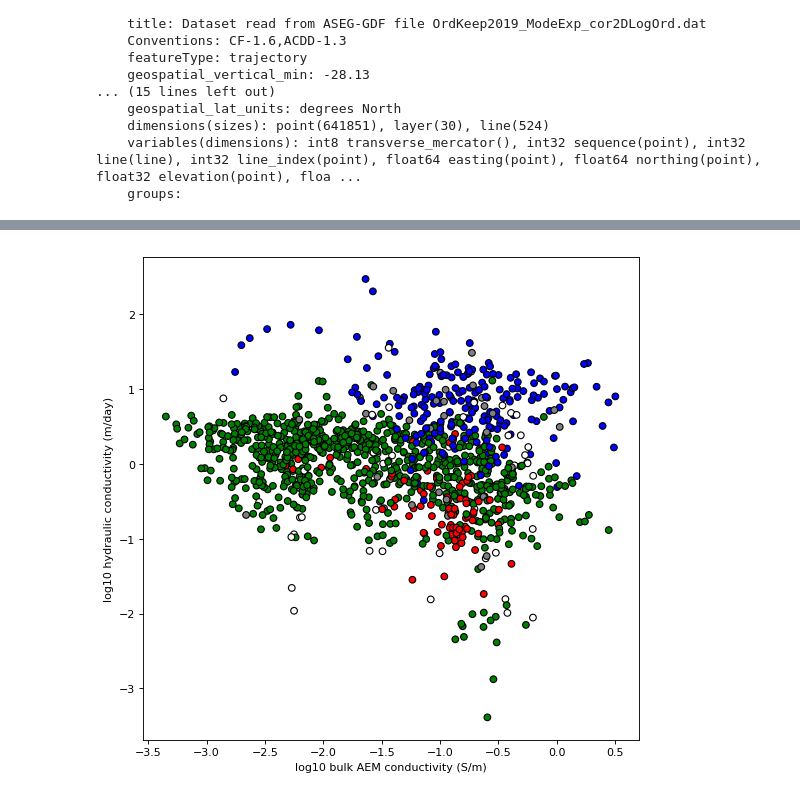
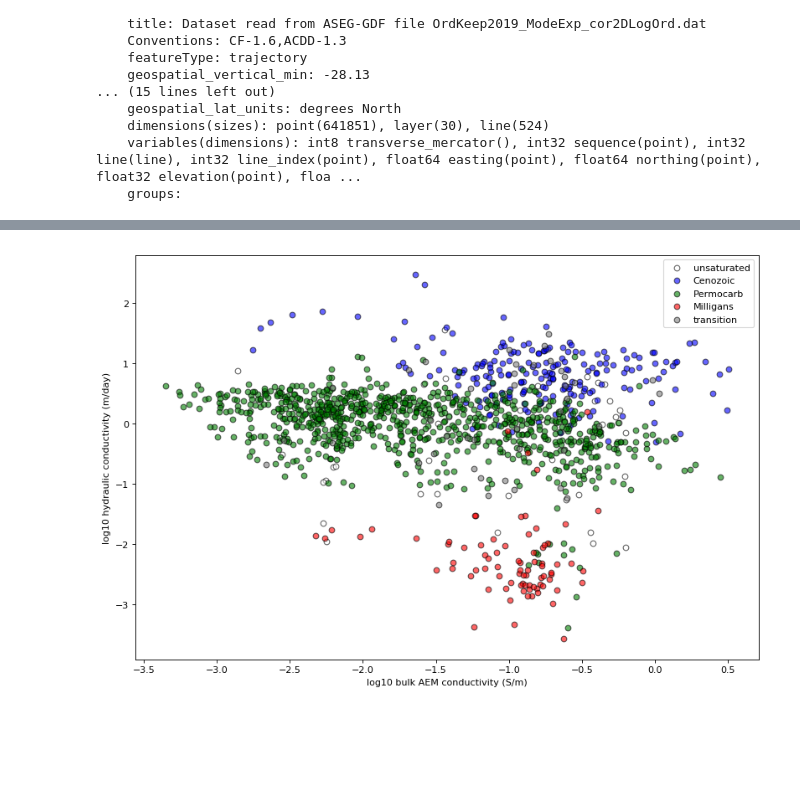
Before and after one commit to GeoscienceAustralia/hydrogeol_utils, a Jupyter notebook: notebooks/probe_AEM_SNMR_relationship.ipynb, the cells around one changed output, grey strips where cells are left out. Saved outputs shown, nothing was run; the diff lists cells and outputs as text; code cells hidden in the pictures; blank space fills up the shorter version.

```diff
--- a/notebooks/probe_AEM_SNMR_relationship.ipynb
+++ b/notebooks/probe_AEM_SNMR_relationship.ipynb
@@ -241,31 +269,31 @@ df_conductivity_SNMR = df_conductivity[mask]
 # %%
 # Create colour values
 
-# Do some histrograms
-
-colours = df_conductivity_SNMR['label'].values.copy()
+labels = df_conductivity_SNMR['label'].values
 
 
-colours[colours == 'unsaturated'] = 'white'
-
-colours[colours == 'Cenozoic'] = 'blue'
-
-colours[colours == 'Permocarb'] = 'green'
-
-colours[colours == 'Milligans'] = 'red'
-
-colours[colours == 'transition'] = 'grey'
+colour_dict = {'unsaturated': 'white',
+               'Cenozoic': 'blue',
+               'Permocarb': 'green',
+               'Milligans': 'red',
+               'transition': 'grey'
+              }
 # %%
-# Focussing on the mobile water content we will plot the results
+# Lets be specific now
+fig, ax = plt.subplots(figsize=(12,8),
+                       dpi = 80)
+for unit in colour_dict.keys():
+    mask = df_conductivity_SNMR['label'] == unit
 
-# Note that this plot includes the unsaturated zone
+    ax.scatter(np.log10(df_conductivity_SNMR[mask]['conductivity'].values),
+               np.log10(df_conductivity_SNMR[mask]['K'].values),
+               c=colour_dict[unit], label=unit,
+               alpha=0.6, edgecolors='k')
 
-plt.figure(figsize=(8, 8), dpi=80)
-plt.scatter(np.log10(df_conductivity_SNMR['conductivity'].values),
-           (np.log10(df_conductivity_SNMR['K'].values)),
-           c =colours, edgecolors = 'k')
-plt.xlabel('log10 bulk AEM conductivity (S/m)')
-plt.ylabel('log10 hydraulic conductivity (m/day)')
+ax.set_xlabel('log10 bulk AEM conductivity (S/m)')
+ax.set_ylabel('log10 hydraulic conductivity (m/day)')
+ax.legend()
+plt.savefig(r"\\prod.lan\active\proj\futurex\East_Kimberley\Working\SharedWorkspace\aquifer_properties\K_bulk_sigma_scatter")
 plt.show()
 # %% [output]
-[figure, old version]
+[figure, new version]
```
Also changed, not shown: parts of 6 cells of this notebook, 2 other files.
